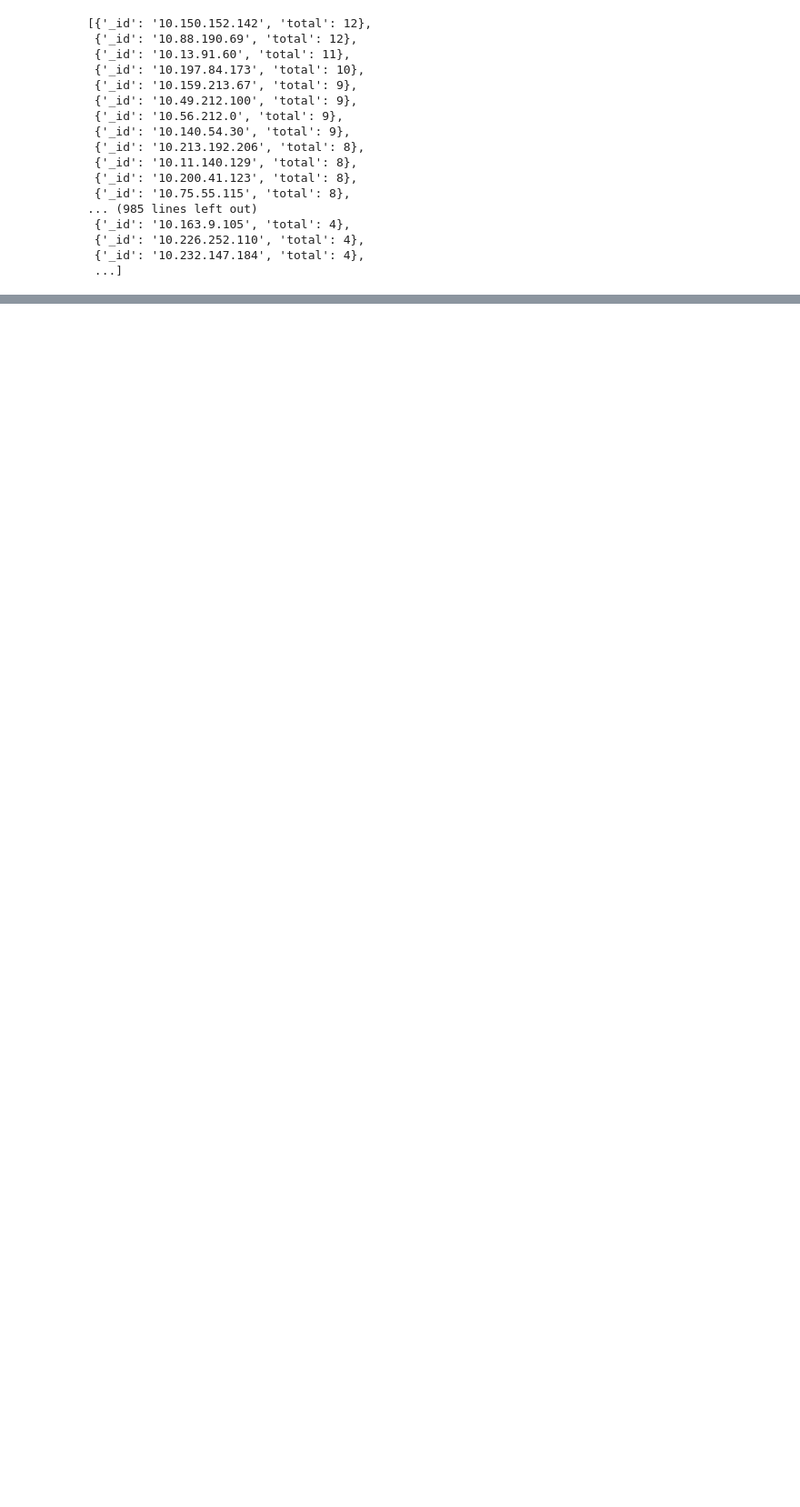
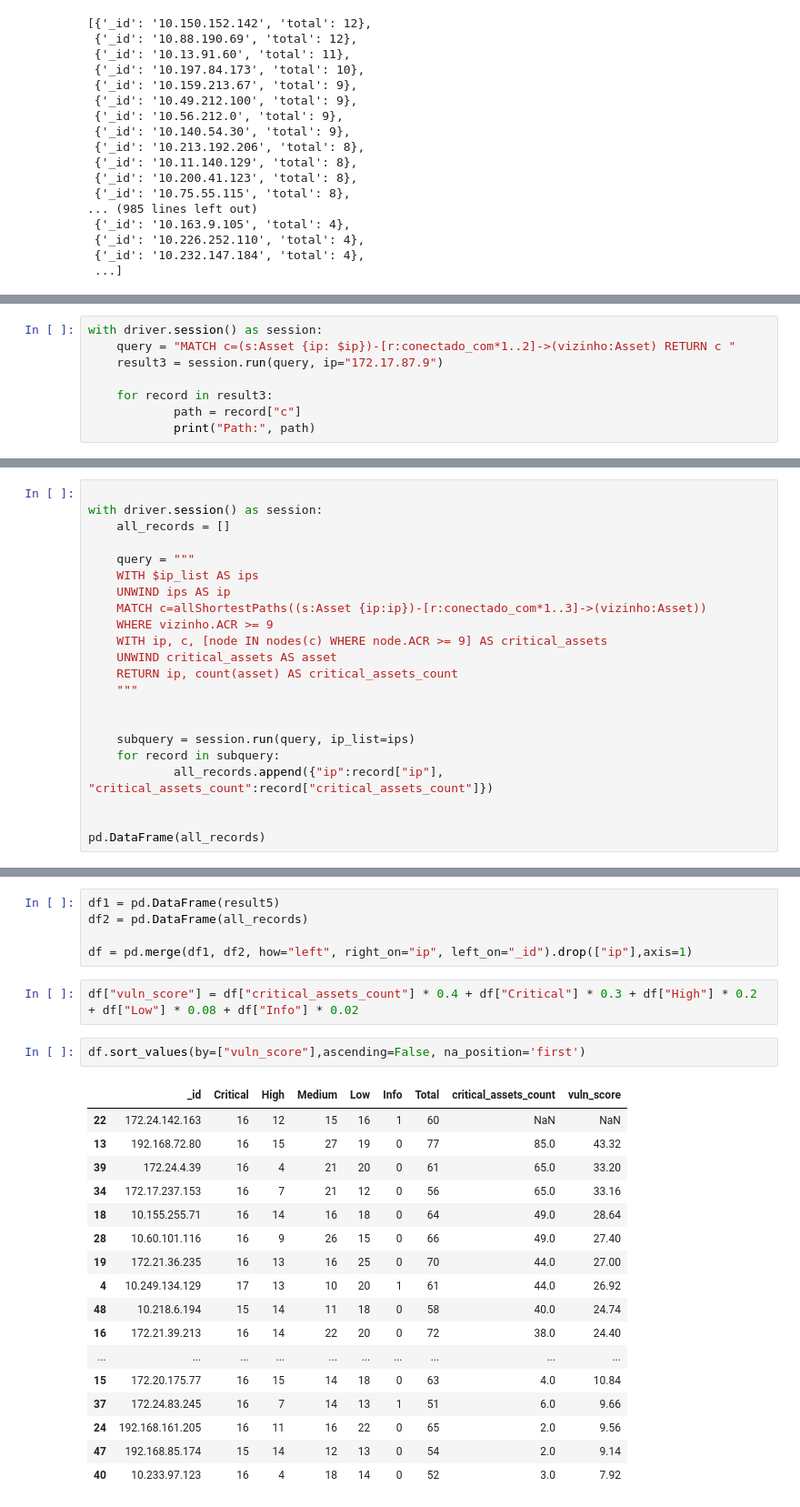
Before and after one commit to Carrazza/PMD_Final, a Jupyter notebook: consultas.ipynb, the cells around one changed output, grey strips where cells are left out. Shown at 91% size. Saved outputs shown, nothing was run; the diff lists cells and outputs as text; blank space fills up the shorter version.

```diff
--- a/consultas.ipynb
+++ b/consultas.ipynb
@@ -183,0 +198,8 @@ list(result2)
+# %%
+with driver.session() as session:
+    query = "MATCH c=(s:Asset {ip: $ip})-[r:conectado_com*1..2]->(vizinho:Asset) RETURN c "
+    result3 = session.run(query, ip="172.17.87.9")
+
+    for record in result3:
+            path = record["c"]
+            print("Path:", path)
@@ -183,0 +328,22 @@ list(result2)
+# %%
+
+with driver.session() as session:
+    all_records = []
+
+    query = """
+    WITH $ip_list AS ips
+    UNWIND ips AS ip
+    MATCH c=allShortestPaths((s:Asset {ip:ip})-[r:conectado_com*1..3]->(vizinho:Asset))
+    WHERE vizinho.ACR >= 9
+    WITH ip, c, [node IN nodes(c) WHERE node.ACR >= 9] AS critical_assets
+    UNWIND critical_assets AS asset
+    RETURN ip, count(asset) AS critical_assets_count
+    """
+
+
+    subquery = session.run(query, ip_list=ips)
+    for record in subquery:
+            all_records.append({"ip":record["ip"], "critical_assets_count":record["critical_assets_count"]})
+
+
+pd.DataFrame(all_records)
@@ -183,0 +368,27 @@ list(result2)
+# %%
+df1 = pd.DataFrame(result5)
+df2 = pd.DataFrame(all_records)
+
+df = pd.merge(df1, df2, how="left", right_on="ip", left_on="_id").drop(["ip"],axis=1)
+# %%
+df["vuln_score"] = df["critical_assets_count"] * 0.4 + df["Critical"] * 0.3 + df["High"] * 0.2 + df["Low"] * 0.08 + df["Info"] * 0.02
+# %%
+df.sort_values(by=["vuln_score"],ascending=False, na_position='first')
+# %% [output]
+|  | _id | Critical | High | Medium | Low | Info | Total | critical_assets_count | vuln_score |
+| 22 | 172.24.142.163 | 16 | 12 | 15 | 16 | 1 | 60 | NaN | NaN |
+| 13 | 192.168.72.80 | 16 | 15 | 27 | 19 | 0 | 77 | 85.0 | 43.32 |
+| 39 | 172.24.4.39 | 16 | 4 | 21 | 20 | 0 | 61 | 65.0 | 33.20 |
+| 34 | 172.17.237.153 | 16 | 7 | 21 | 12 | 0 | 56 | 65.0 | 33.16 |
+| 18 | 10.155.255.71 | 16 | 14 | 16 | 18 | 0 | 64 | 49.0 | 28.64 |
+| 28 | 10.60.101.116 | 16 | 9 | 26 | 15 | 0 | 66 | 49.0 | 27.40 |
+| 19 | 172.21.36.235 | 16 | 13 | 16 | 25 | 0 | 70 | 44.0 | 27.00 |
+| 4 | 10.249.134.129 | 17 | 13 | 10 | 20 | 1 | 61 | 44.0 | 26.92 |
+| 48 | 10.218.6.194 | 15 | 14 | 11 | 18 | 0 | 58 | 40.0 | 24.74 |
+| 16 | 172.21.39.213 | 16 | 14 | 22 | 20 | 0 | 72 | 38.0 | 24.40 |
+| ... | ... | ... | ... | ... | ... | ... | ... | ... | ... |
+| 15 | 172.20.175.77 | 16 | 15 | 14 | 18 | 0 | 63 | 4.0 | 10.84 |
+| 37 | 172.24.83.245 | 16 | 7 | 14 | 13 | 1 | 51 | 6.0 | 9.66 |
+| 24 | 192.168.161.205 | 16 | 11 | 16 | 22 | 0 | 65 | 2.0 | 9.56 |
+| 47 | 192.168.85.174 | 15 | 14 | 12 | 13 | 0 | 54 | 2.0 | 9.14 |
+| 40 | 10.233.97.123 | 16 | 4 | 18 | 14 | 0 | 52 | 3.0 | 7.92 |
```
Also changed, not shown: parts of 7 cells of this notebook, 1 other file.
